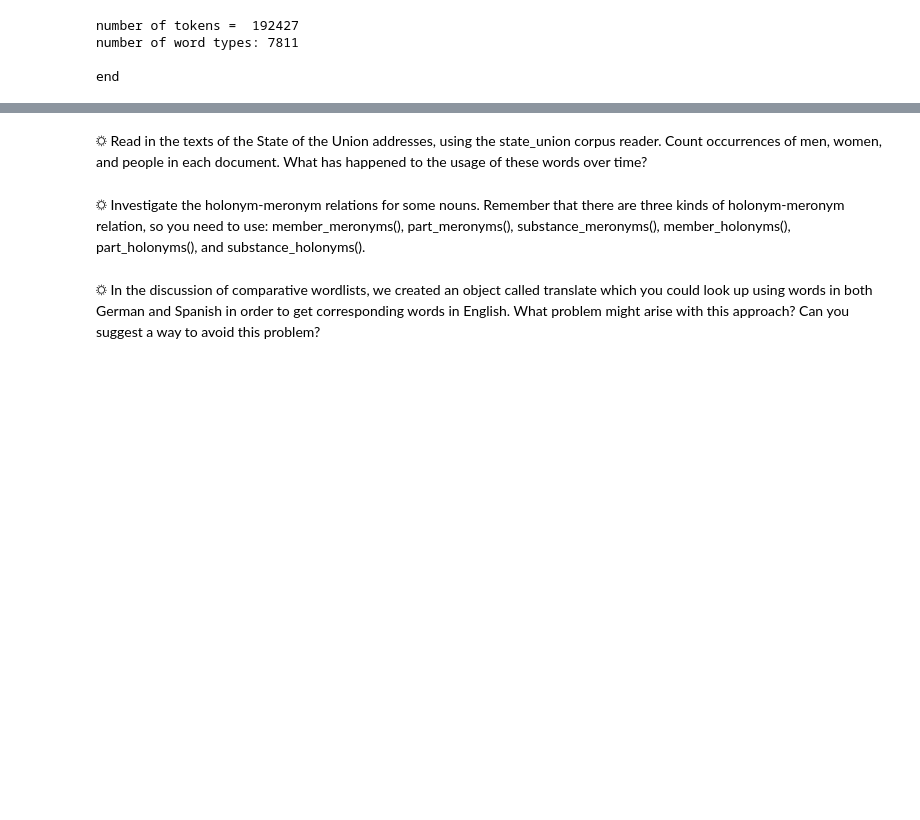
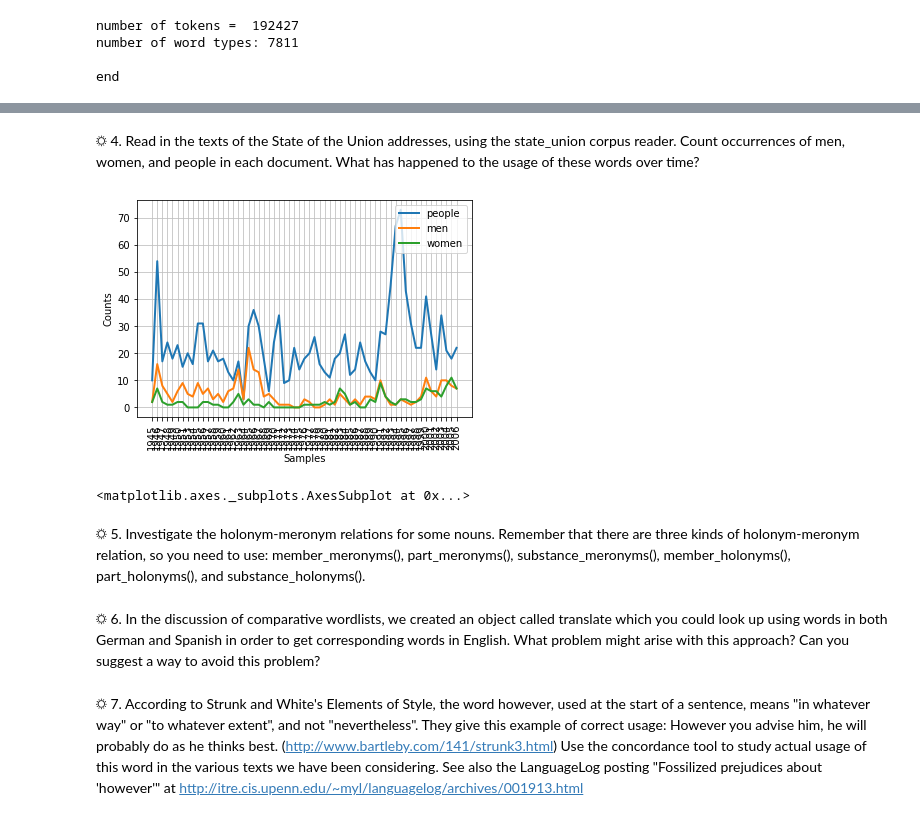
Before and after one commit to seidikun/nltk-book-jupyter, a Jupyter notebook: NLTK - Chapter 2 - Exercises.ipynb, the cells around one changed output, grey strips where cells are left out. Cells and saved outputs as stored; diff of their text form; code cells hidden in the pictures; blank space fills up the shorter version.

Commit message:
Finished NLTK - Chapter 2 notebook

```diff
--- a/NLTK - Chapter 2 - Exercises.ipynb
+++ b/NLTK - Chapter 2 - Exercises.ipynb
@@ -81,6 +100,21 @@ SyntaxError: invalid syntax (<ipython-input-43-112f0fb4ceba>, line 4)
 # %% [markdown]
-☼ Read in the texts of the State of the Union addresses, using the state_union corpus reader. Count occurrences of men, women, and people in each document. What has happened to the usage of these words over time?
+☼ 4. Read in the texts of the State of the Union addresses, using the state_union corpus reader. Count occurrences of men, women, and people in each document. What has happened to the usage of these words over time?
+# %%
+import nltk
+from nltk.corpus import state_union
+cfd = nltk.ConditionalFreqDist(
+    (target, fileid[:4])
+    for fileid in state_union.fileids()
+    for w in state_union.words(fileid)
+    for target in ['men', 'women', 'people']
+    if w.lower().startswith(target))
+cfd.plot()
+# %% [output]
+[figure, added]
+<matplotlib.axes._subplots.AxesSubplot at 0x...>
 # %% [markdown]
-☼ Investigate the holonym-meronym relations for some nouns. Remember that there are three kinds of holonym-meronym relation, so you need to use: member_meronyms(),  part_meronyms(), substance_meronyms(), member_holonyms(), part_holonyms(), and substance_holonyms().
+☼ 5. Investigate the holonym-meronym relations for some nouns. Remember that there are three kinds of holonym-meronym relation, so you need to use: member_meronyms(),  part_meronyms(), substance_meronyms(), member_holonyms(), part_holonyms(), and substance_holonyms().
 # %% [markdown]
-☼ In the discussion of comparative wordlists, we created an object called translate which you could look up using words in both German and Spanish in order to get corresponding words in English. What problem might arise with this approach? Can you suggest a way to avoid this problem?
+☼ 6. In the discussion of comparative wordlists, we created an object called translate which you could look up using words in both German and Spanish in order to get corresponding words in English. What problem might arise with this approach? Can you suggest a way to avoid this problem?
+# %% [markdown]
+☼ 7. According to Strunk and White's Elements of Style, the word however, used at the start of a sentence, means "in whatever way" or "to whatever extent", and not "nevertheless". They give this example of correct usage: However you advise him, he will probably do as he thinks best. (http://www.bartleby.com/141/strunk3.html) Use the concordance tool to study actual usage of this word in the various texts we have been considering. See also the LanguageLog posting "Fossilized prejudices about 'however'" at http://itre.cis.upenn.edu/~myl/languagelog/archives/001913.html
```
Also changed, not shown: parts of 19 cells of this notebook, 1 other file.
